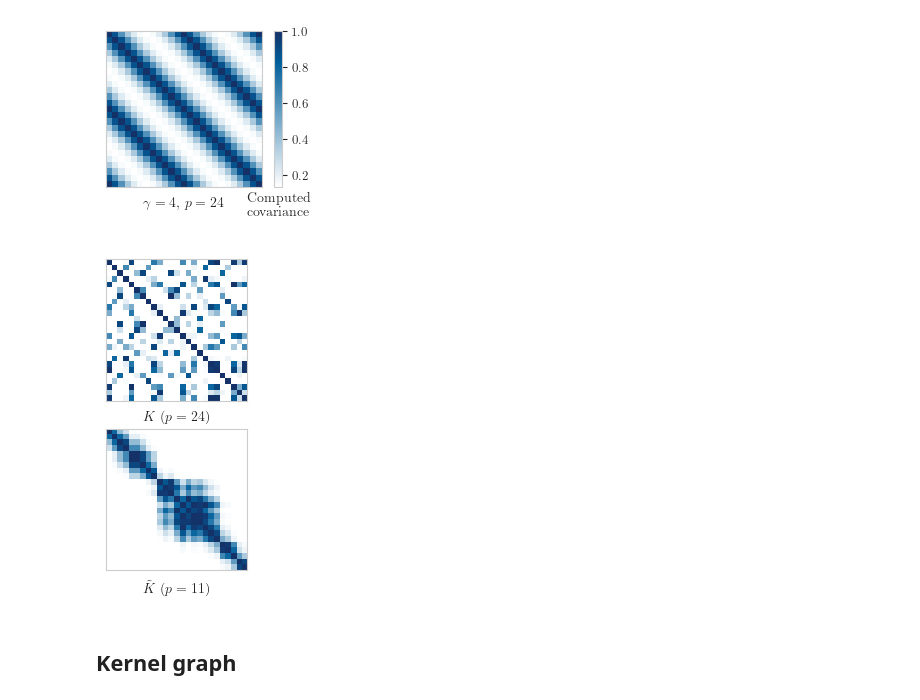
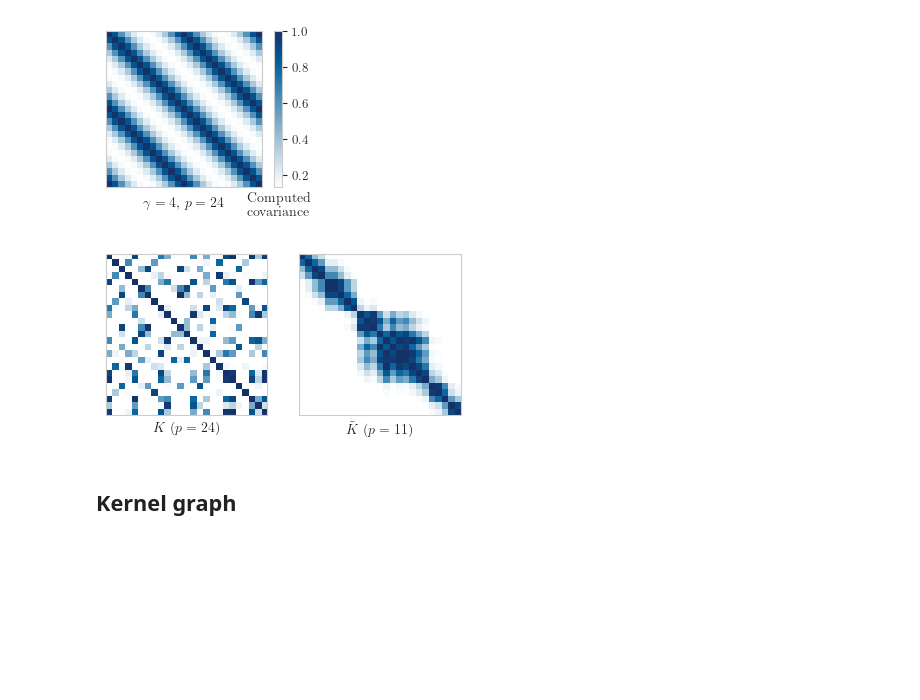
Before and after one commit to ItsNiklas/sparse-gaussian-processes, a Jupyter notebook: plots.ipynb, the cells around one changed output. Drawn from its saved outputs; the diff is of its cells as text; code cells hidden in the pictures; blank space fills up the shorter version.

```diff
--- a/plots.ipynb
+++ b/plots.ipynb
@@ -167,7 +190,7 @@ fig.savefig('dendrobench.pdf', format='pdf', bbox_inches='tight')
 rng = np.random.RandomState(2)
 toy_X = jnp.sort(rng.choice(jnp.linspace(0, 10, 100), 25))
 
-fig, axs = plt.subplots(2, 2, figsize=set_size(fraction=1, subplots=(2, 2)))
+fig, axs = plt.subplots(2, 2, figsize=set_size(fraction=.8, subplots=(2, 1.7)))
 
 for i, ax in enumerate(axs.flat):
     thetas = [0.5, 1, 5, float("inf")]
@@ -210,25 +233,25 @@ fig.savefig('kernel.pdf', format='pdf', bbox_inches='tight')
 # %%
 rng = np.random.RandomState(2)
 toy_X = rng.choice(jnp.linspace(0, 10, 100), 25)
 
-fig, axs = plt.subplots(2, 1, figsize=set_size(fraction=.5, subplots=(2, 1)))
+fig, axs = plt.subplots(1, 2, figsize=set_size(fraction=.7, subplots=(1, 1.3)))
 
 for i, ax in enumerate(axs.flat):
     k = lambda *args: MaternKernel32(1, 5, *args) * WendlandTapering(3, 3, *args)
     K = cov_matrix(toy_X, toy_X, k)
     if i:
         K, _ = band.permute(K)
 
     im = ax.matshow(K)
     ax.set_xlabel(rf"$K\ (p = {band.bandwidth(K)})$" if not i else
                   r"$\tilde{K}\ " + rf"(p = {band.bandwidth(K)})$")
     ax.get_xaxis().set_ticks([])
     ax.get_yaxis().set_ticks([])
 
 plt.show()
 fig.savefig('cuthill.pdf', format='pdf', bbox_inches='tight')
 # %% [output]
-[figure, old version]
+[figure, new version]
 # %% [markdown]
 ## Kernel graph
 # %%
```
Also changed, not shown: parts of 6 cells of this notebook, 1 other file.
